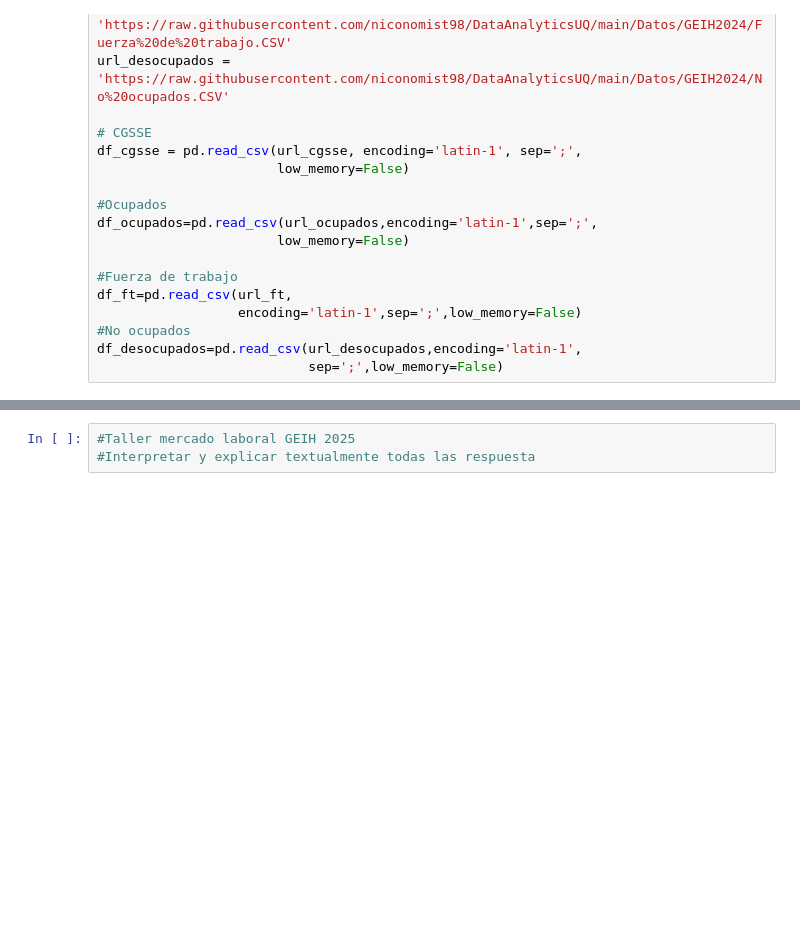
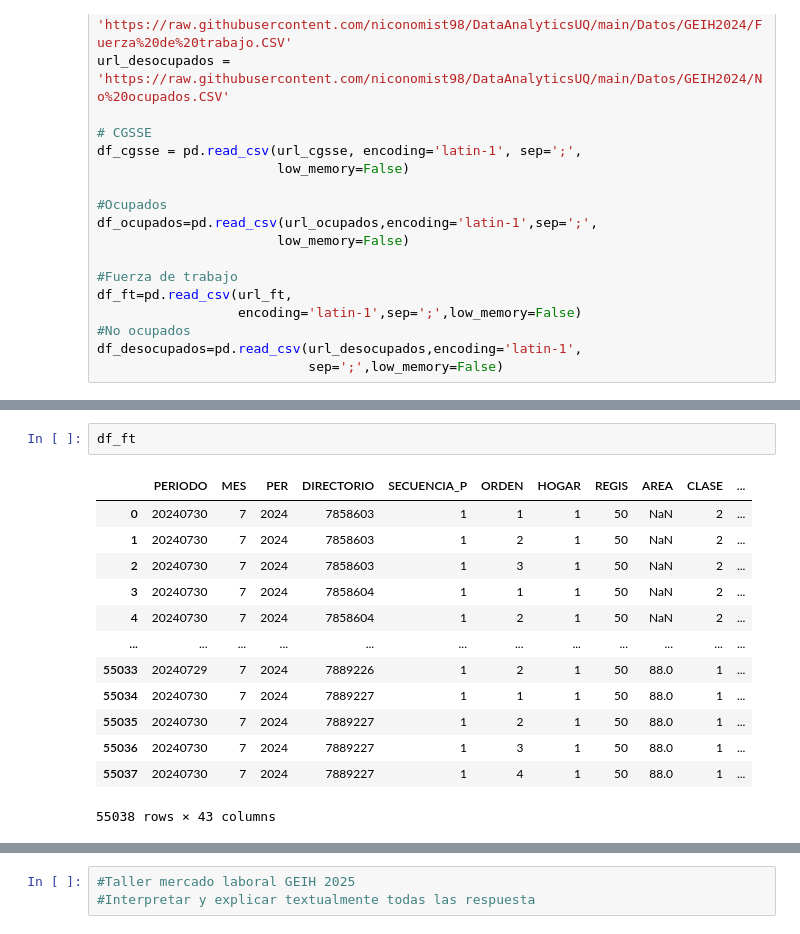
Before and after one commit to Erly-vanesa-cs/Datos-Electiva-I, a Jupyter notebook: Talleres/01-UNIDAD-TALLER-GEIH2025.ipynb, the cells around one changed output, grey strips where cells are left out. Saved outputs shown, nothing was run; the diff lists cells and outputs as text; blank space fills up the shorter version.

```diff
--- a/Talleres/01-UNIDAD-TALLER-GEIH2025.ipynb
+++ b/Talleres/01-UNIDAD-TALLER-GEIH2025.ipynb
@@ -27,0 +49,16 @@ df_desocupados=pd.read_csv(url_desocupados,encoding='latin-1',
+# %%
+df_ft
+# %% [output]
+|  | PERIODO | MES | PER | DIRECTORIO | SECUENCIA_P | ORDEN | HOGAR | REGIS | AREA | CLASE | ... |
+| 0 | 20240730 | 7 | 2024 | 7858603 | 1 | 1 | 1 | 50 | NaN | 2 | ... |
+| 1 | 20240730 | 7 | 2024 | 7858603 | 1 | 2 | 1 | 50 | NaN | 2 | ... |
+| 2 | 20240730 | 7 | 2024 | 7858603 | 1 | 3 | 1 | 50 | NaN | 2 | ... |
+| 3 | 20240730 | 7 | 2024 | 7858604 | 1 | 1 | 1 | 50 | NaN | 2 | ... |
+| 4 | 20240730 | 7 | 2024 | 7858604 | 1 | 2 | 1 | 50 | NaN | 2 | ... |
+| ... | ... | ... | ... | ... | ... | ... | ... | ... | ... | ... | ... |
+| 55033 | 20240729 | 7 | 2024 | 7889226 | 1 | 2 | 1 | 50 | 88.0 | 1 | ... |
+| 55034 | 20240730 | 7 | 2024 | 7889227 | 1 | 1 | 1 | 50 | 88.0 | 1 | ... |
+| 55035 | 20240730 | 7 | 2024 | 7889227 | 1 | 2 | 1 | 50 | 88.0 | 1 | ... |
+| 55036 | 20240730 | 7 | 2024 | 7889227 | 1 | 3 | 1 | 50 | 88.0 | 1 | ... |
+| 55037 | 20240730 | 7 | 2024 | 7889227 | 1 | 4 | 1 | 50 | 88.0 | 1 | ... |
+55038 rows × 43 columns
```
Also changed, not shown: parts of 11 cells of this notebook.
